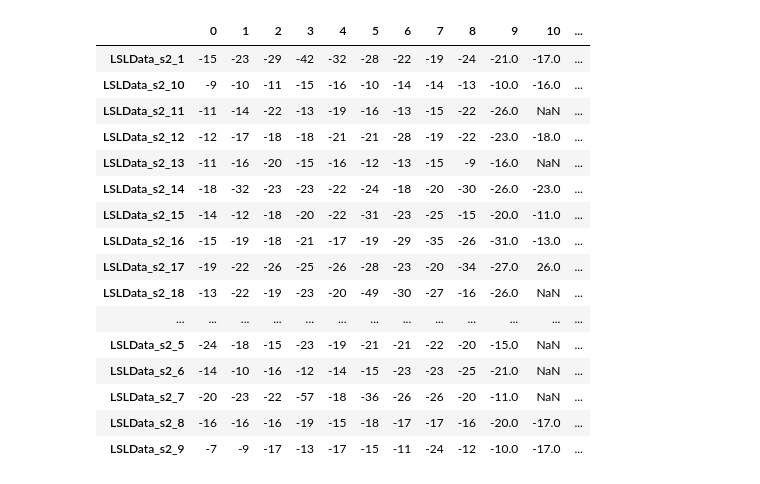
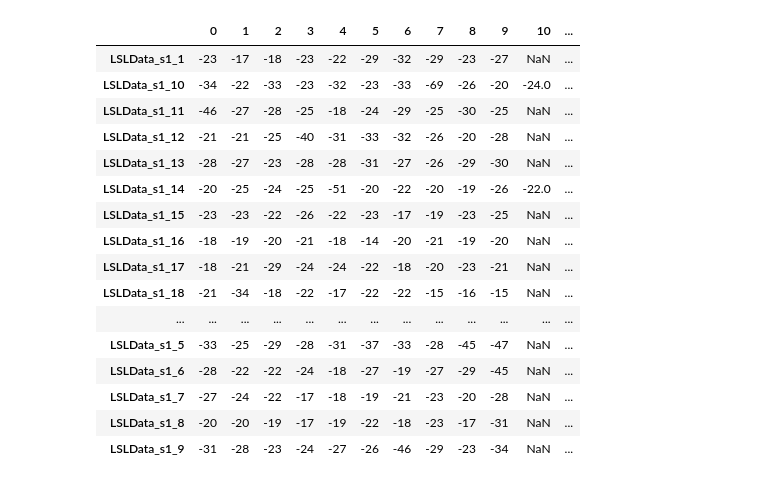
Before and after one commit to Ofplarsen/Bachelor_BCISpeller_Analyses, a Jupyter notebook: jitter/peak_analysis_not_fuse_stream.ipynb, the cells around one changed output. Drawn from its saved outputs; the diff is of its cells as text; code cells hidden in the pictures.

```diff
--- a/jitter/peak_analysis_not_fuse_stream.ipynb
+++ b/jitter/peak_analysis_not_fuse_stream.ipynb
@@ -287,44 +287,57 @@ def run_files(paths, path='data/LSLGoodData/', both = True, plot = False, shift_
     df_peak = df_peak.set_index([paths])
     # Add time between index column in dataframe with average time between indexes
     df_peak = df_peak.applymap(lambda x: x if x is not None else np.nan)
+    df_peak = add_stats(df_peak, avg_time)
+
+    # Merge the new DataFrame with df_peak
+    return df_peak
+
+def add_stats(df, avg_time):
+        # List of column names to be added
+    new_column_names = ['Sum (indexes)', 'Avg (indexes)', 'time between index (s)', 'Avg time (ms)']
+
+    # Drop existing columns if they exist
+    df = df.drop(columns=new_column_names, errors='ignore')
+
     new_columns_df = pd.DataFrame()
-
     # Calculate the time between indexes
     # Add sum, average, and average time shift columns
-    new_columns_df['Sum (indexes)'] = df_peak.sum(axis=1, skipna=True)
-    new_columns_df['Avg (indexes)'] = df_peak.mean(axis=1, skipna=True).round(3)
+    new_columns_df['Sum (indexes)'] = df.sum(axis=1, skipna=True)
+    new_columns_df['Avg (indexes)'] = df.mean(axis=1, skipna=True).round(3)
     new_columns_df['time between index (s)'] = [i[0] for i in avg_time]
     new_columns_df['Avg time (ms)'] = (new_columns_df['Avg (indexes)'] * new_columns_df['time between index (s)'] * 1000).round(5)
+    df = pd.concat([df, new_columns_df], axis=1)
+    return df
 
-    # Merge the new DataFrame with df_peak
-    df_peak = pd.concat([df_peak, new_columns_df], axis=1)
-    return df_peak
+def remove_outlier(df):
+    df = df.applymap(lambda x: x if abs(x) <= 30 else np.nan)
+    return df
 # %%
-path = "./data/subject2/"
+path = "./data/subject1/"
 paths = [name for name in os.listdir(path)]
 both = [name for name in paths]
 flip = False
 
 df_both = run_files(both,path=path, both=flip , plot=False)
 display(df_both)
 # %% [output]
 |  | 0 | 1 | 2 | 3 | 4 | 5 | 6 | 7 | 8 | 9 | 10 | ... |
-| LSLData_s2_1 | -15 | -23 | -29 | -42 | -32 | -28 | -22 | -19 | -24 | -21.0 | -17.0 | ... |
-| LSLData_s2_10 | -9 | -10 | -11 | -15 | -16 | -10 | -14 | -14 | -13 | -10.0 | -16.0 | ... |
-| LSLData_s2_11 | -11 | -14 | -22 | -13 | -19 | -16 | -13 | -15 | -22 | -26.0 | NaN | ... |
-| LSLData_s2_12 | -12 | -17 | -18 | -18 | -21 | -21 | -28 | -19 | -22 | -23.0 | -18.0 | ... |
-| LSLData_s2_13 | -11 | -16 | -20 | -15 | -16 | -12 | -13 | -15 | -9 | -16.0 | NaN | ... |
-| LSLData_s2_14 | -18 | -32 | -23 | -23 | -22 | -24 | -18 | -20 | -30 | -26.0 | -23.0 | ... |
-| LSLData_s2_15 | -14 | -12 | -18 | -20 | -22 | -31 | -23 | -25 | -15 | -20.0 | -11.0 | ... |
-| LSLData_s2_16 | -15 | -19 | -18 | -21 | -17 | -19 | -29 | -35 | -26 | -31.0 | -13.0 | ... |
-| LSLData_s2_17 | -19 | -22 | -26 | -25 | -26 | -28 | -23 | -20 | -34 | -27.0 | 26.0 | ... |
-| LSLData_s2_18 | -13 | -22 | -19 | -23 | -20 | -49 | -30 | -27 | -16 | -26.0 | NaN | ... |
+| LSLData_s1_1 | -23 | -17 | -18 | -23 | -22 | -29 | -32 | -29 | -23 | -27 | NaN | ... |
+| LSLData_s1_10 | -34 | -22 | -33 | -23 | -32 | -23 | -33 | -69 | -26 | -20 | -24.0 | ... |
+| LSLData_s1_11 | -46 | -27 | -28 | -25 | -18 | -24 | -29 | -25 | -30 | -25 | NaN | ... |
+| LSLData_s1_12 | -21 | -21 | -25 | -40 | -31 | -33 | -32 | -26 | -20 | -28 | NaN | ... |
+| LSLData_s1_13 | -28 | -27 | -23 | -28 | -28 | -31 | -27 | -26 | -29 | -30 | NaN | ... |
+| LSLData_s1_14 | -20 | -25 | -24 | -25 | -51 | -20 | -22 | -20 | -19 | -26 | -22.0 | ... |
+| LSLData_s1_15 | -23 | -23 | -22 | -26 | -22 | -23 | -17 | -19 | -23 | -25 | NaN | ... |
+| LSLData_s1_16 | -18 | -19 | -20 | -21 | -18 | -14 | -20 | -21 | -19 | -20 | NaN | ... |
+| LSLData_s1_17 | -18 | -21 | -29 | -24 | -24 | -22 | -18 | -20 | -23 | -21 | NaN | ... |
+| LSLData_s1_18 | -21 | -34 | -18 | -22 | -17 | -22 | -22 | -15 | -16 | -15 | NaN | ... |
 | ... | ... | ... | ... | ... | ... | ... | ... | ... | ... | ... | ... | ... |
-| LSLData_s2_5 | -24 | -18 | -15 | -23 | -19 | -21 | -21 | -22 | -20 | -15.0 | NaN | ... |
-| LSLData_s2_6 | -14 | -10 | -16 | -12 | -14 | -15 | -23 | -23 | -25 | -21.0 | NaN | ... |
-| LSLData_s2_7 | -20 | -23 | -22 | -57 | -18 | -36 | -26 | -26 | -20 | -11.0 | NaN | ... |
-| LSLData_s2_8 | -16 | -16 | -16 | -19 | -15 | -18 | -17 | -17 | -16 | -20.0 | -17.0 | ... |
-| LSLData_s2_9 | -7 | -9 | -17 | -13 | -17 | -15 | -11 | -24 | -12 | -10.0 | -17.0 | ... |
+| LSLData_s1_5 | -33 | -25 | -29 | -28 | -31 | -37 | -33 | -28 | -45 | -47 | NaN | ... |
+| LSLData_s1_6 | -28 | -22 | -22 | -24 | -18 | -27 | -19 | -27 | -29 | -45 | NaN | ... |
+| LSLData_s1_7 | -27 | -24 | -22 | -17 | -18 | -19 | -21 | -23 | -20 | -28 | NaN | ... |
+| LSLData_s1_8 | -20 | -20 | -19 | -17 | -19 | -22 | -18 | -23 | -17 | -31 | NaN | ... |
+| LSLData_s1_9 | -31 | -28 | -23 | -24 | -27 | -26 | -46 | -29 | -23 | -34 | NaN | ... |
 # %%
 # Returns average offset in entire dataset
 def get_offset(df):
```
Also changed, not shown: parts of 6 cells of this notebook.
